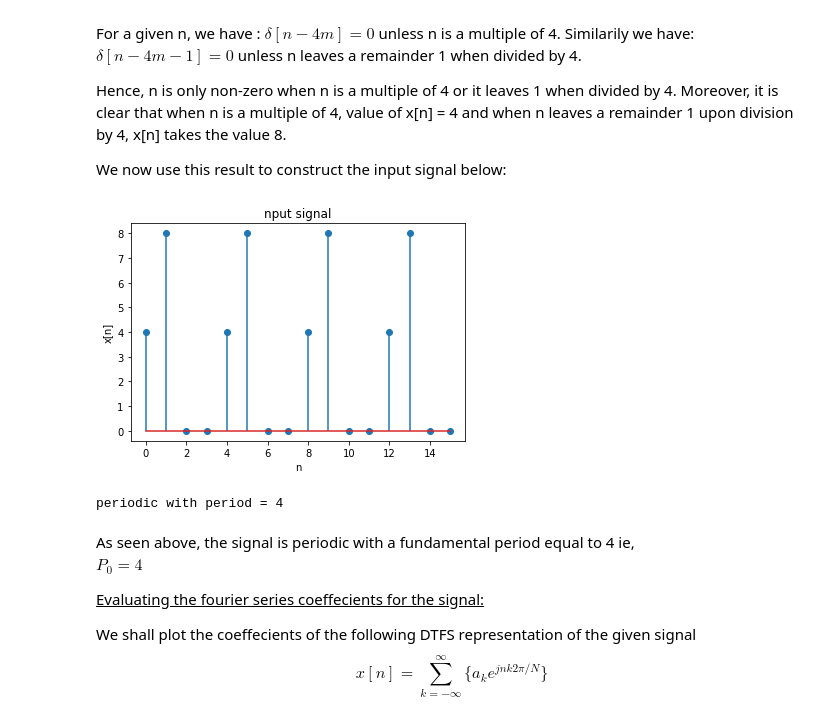
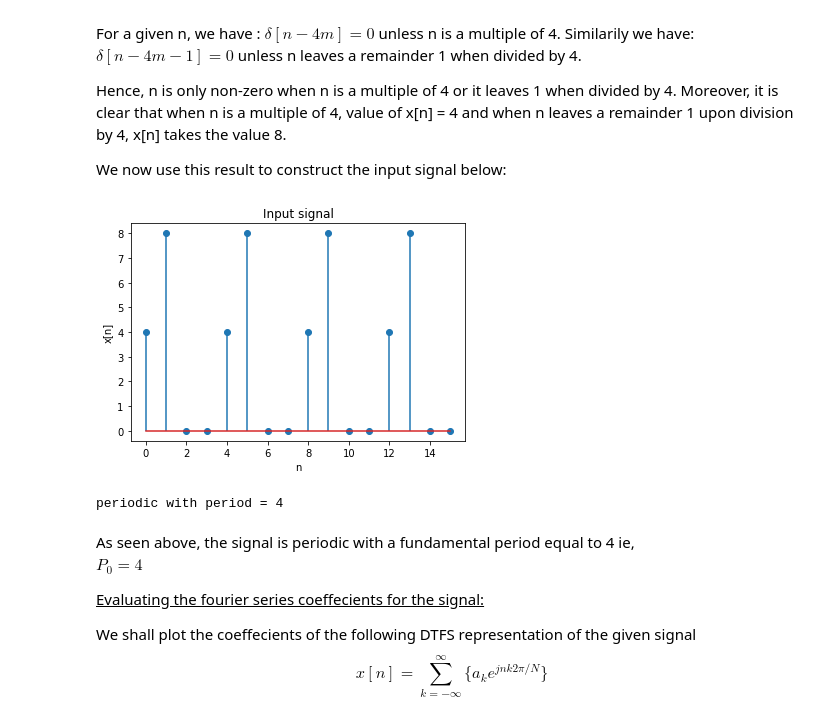
Before and after one commit to AtulSingh-Emyre/Signals-and-Systems-Programming-Assignments, a Jupyter notebook: assignment 3/Programming Assignment 3.ipynb, the cells around one changed output. Cells and saved outputs as stored; diff of their text form; code cells hidden in the pictures.

```diff
--- a/assignment 3/Programming Assignment 3.ipynb
+++ b/assignment 3/Programming Assignment 3.ipynb
@@ -60,7 +60,7 @@ plt.show()
 # %%
 y=[]
 for n in x:
-    y.append(1/4*prev(n-1,y)+delta(n-1))
+    y.append(1/4*prev(n-1,y)+delta(n))
 plt.stem(x,y)
 plt.xlabel('n')
 plt.ylabel('y[n]')
@@ -87,33 +87,33 @@ Hence, n is only non-zero when n is a multiple of 4 or it leaves 1 when divided
 # %%
 import math
 import numpy as np
 import collections
 import matplotlib.pyplot as plt
 
 x=np.arange(0,16)
 def delta(x):
     if x.is_integer():
         return 1
     else:
         return 0
 def dataY(n):
     return 4*delta(n/4)+8*delta((n-1)/4)
 y=[]
 
 for n in x:
     y.append(dataY(n))
 
 plt.stem(x,y)
 plt.xlabel('n')
 plt.ylabel('x[n]')
-plt.title('nput signal')
+plt.title('Input signal')
 plt.show()
 #from the plot it can be seen clearly that x[n] is periodic
 #values oscillate as 4,8,0,0 and this pattern goes on repeating
 print('periodic with period = '+str(4))
 N=4#fundamental period
 # %% [output]
-[figure, old version]
+[figure, new version]
 periodic with period = 4
 # %% [markdown]
 <p>As seen above, the signal is periodic with a fundamental period equal to 4 ie, <br>
```
Also changed, not shown: parts of 5 cells of this notebook, 3 other files.
